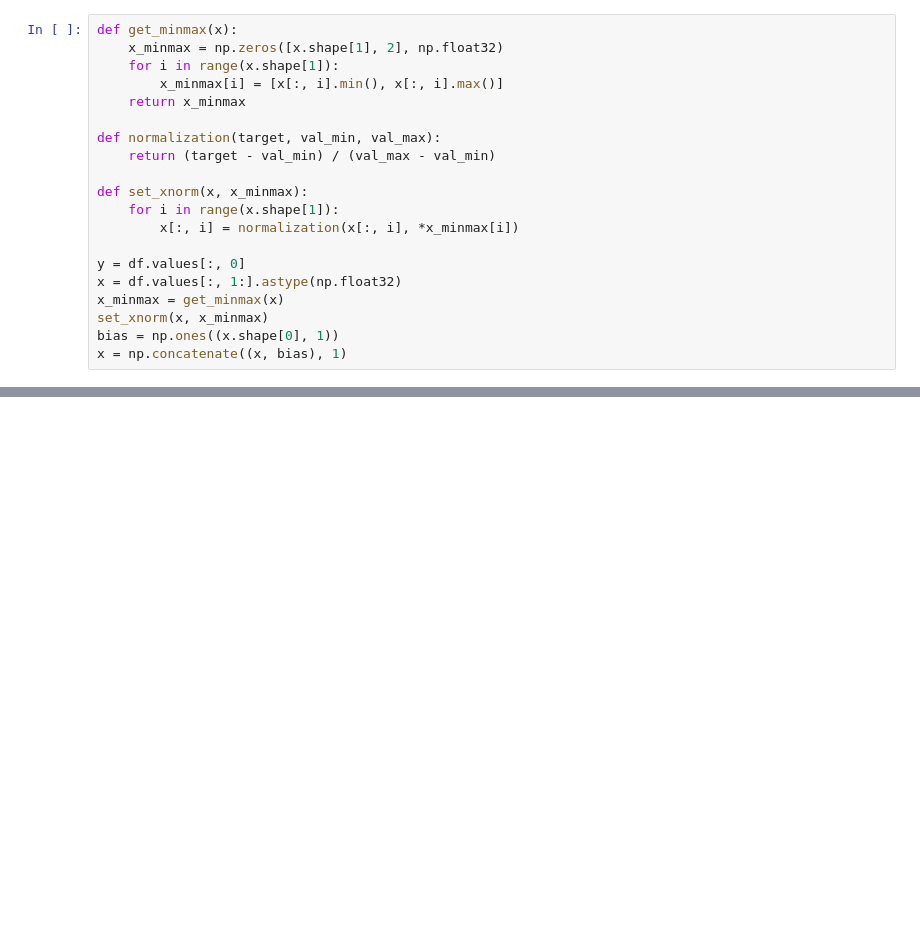
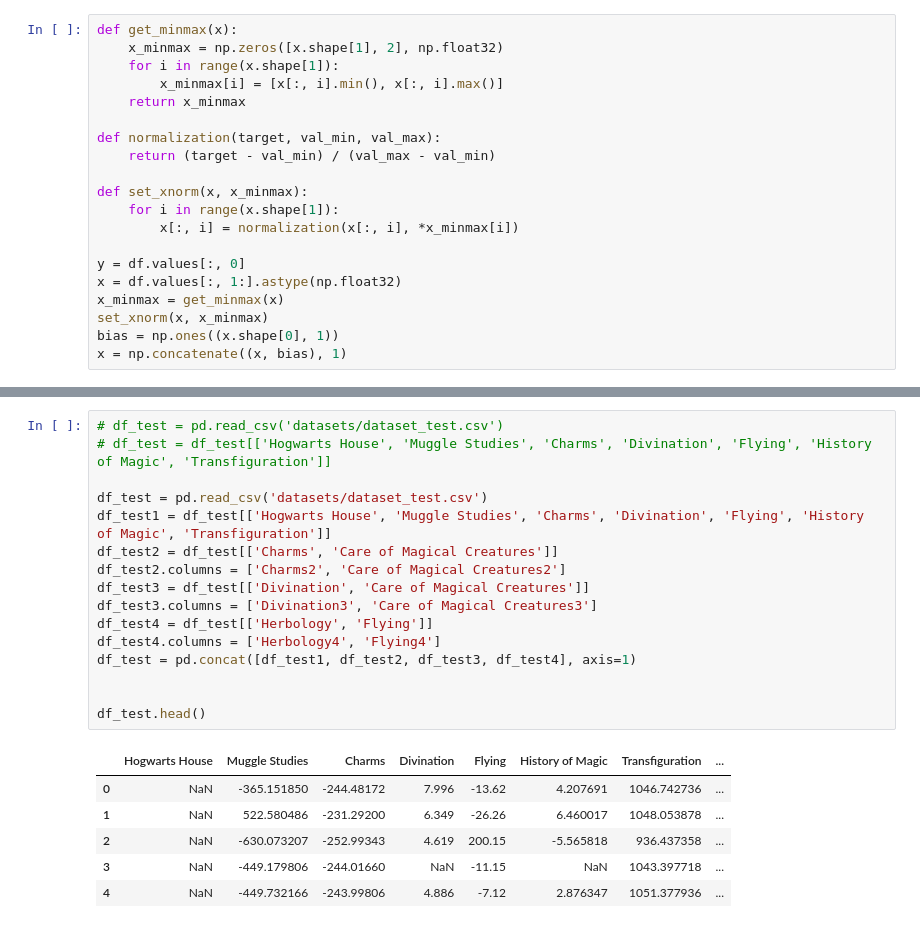
Before and after one commit to Sladge17/logistic_regression, a Jupyter notebook: logreg_train.ipynb, the cells around one changed output, grey strips where cells are left out. Drawn from its saved outputs; the diff is of its cells as text; blank space fills up the shorter version.

```diff
--- a/logreg_train.ipynb
+++ b/logreg_train.ipynb
@@ -182,3 +202,26 @@ df_test.head()
+# %%
+# df_test = pd.read_csv('datasets/dataset_test.csv')
+# df_test = df_test[['Hogwarts House', 'Muggle Studies', 'Charms', 'Divination', 'Flying', 'History of Magic', 'Transfiguration']]
+
+df_test = pd.read_csv('datasets/dataset_test.csv')
+df_test1 = df_test[['Hogwarts House', 'Muggle Studies', 'Charms', 'Divination', 'Flying', 'History of Magic', 'Transfiguration']]
+df_test2 = df_test[['Charms', 'Care of Magical Creatures']]
+df_test2.columns = ['Charms2', 'Care of Magical Creatures2']
+df_test3 = df_test[['Divination', 'Care of Magical Creatures']]
+df_test3.columns = ['Divination3', 'Care of Magical Creatures3']
+df_test4 = df_test[['Herbology', 'Flying']]
+df_test4.columns = ['Herbology4', 'Flying4']
+df_test = pd.concat([df_test1, df_test2, df_test3, df_test4], axis=1)
+
+
+df_test.head()
+# %% [output]
+|  | Hogwarts House | Muggle Studies | Charms | Divination | Flying | History of Magic | Transfiguration | ... |
+| 0 | NaN | -365.151850 | -244.48172 | 7.996 | -13.62 | 4.207691 | 1046.742736 | ... |
+| 1 | NaN | 522.580486 | -231.29200 | 6.349 | -26.26 | 6.460017 | 1048.053878 | ... |
+| 2 | NaN | -630.073207 | -252.99343 | 4.619 | 200.15 | -5.565818 | 936.437358 | ... |
+| 3 | NaN | -449.179806 | -244.01660 | NaN | -11.15 | NaN | 1043.397718 | ... |
+| 4 | NaN | -449.732166 | -243.99806 | 4.886 | -7.12 | 2.876347 | 1051.377936 | ... |
 # %%
 count = 0
 probability = np.zeros(target.size, np.float32)
```
Also changed, not shown: parts of 12 cells of this notebook.
